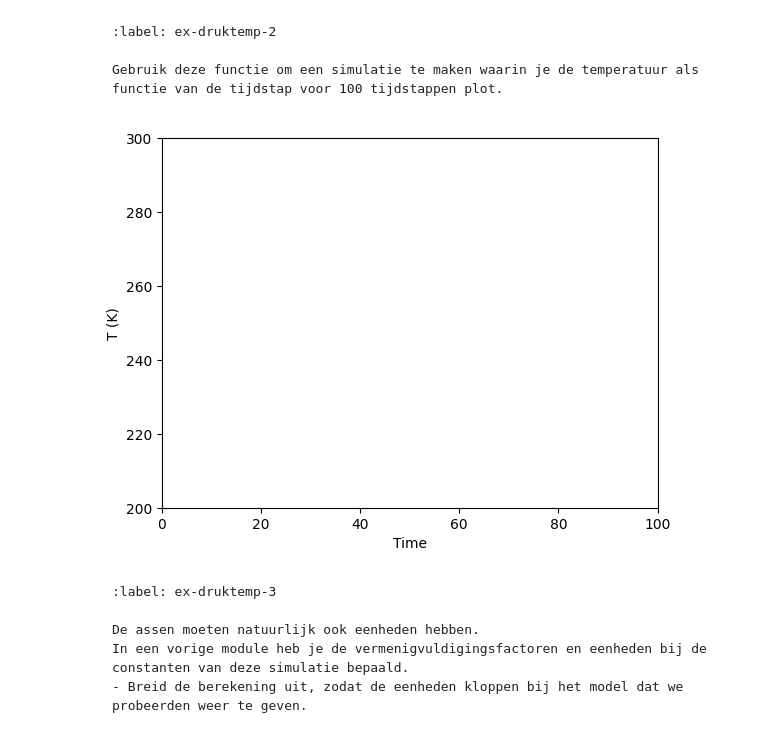
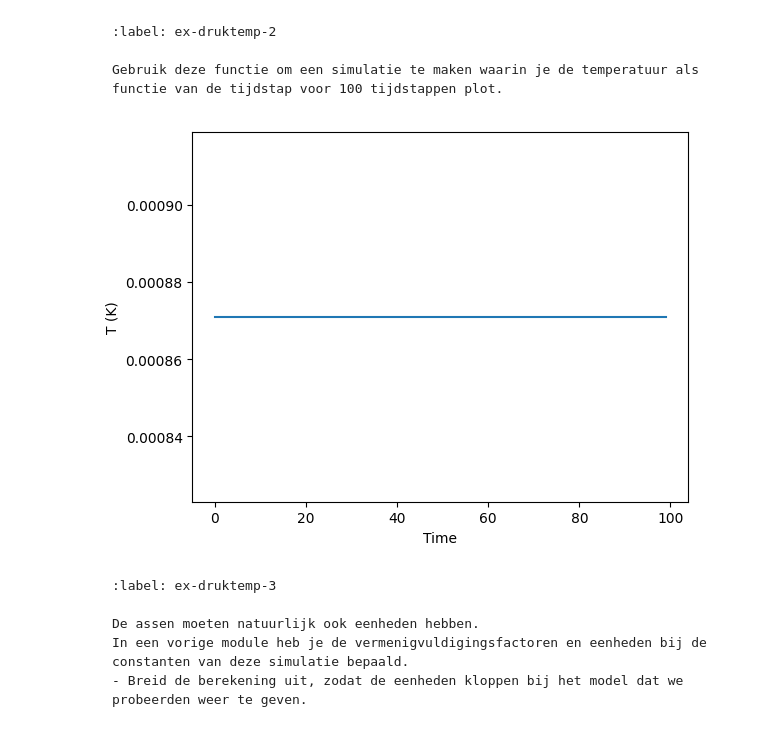
Before and after one commit to DavantePES/inleidend-practicum-2, a Jupyter notebook: Content/PySim/5_druktemp.ipynb, the cells around one changed output. Saved outputs shown, nothing was run; the diff lists cells and outputs as text; code cells hidden in the pictures.

````diff
--- a/Content/PySim/5_druktemp.ipynb
+++ b/Content/PySim/5_druktemp.ipynb
@@ -210,28 +210,26 @@ Gebruik deze functie om een simulatie te maken waarin je de temperatuur als func
 # %%
 # ruimte voor uitwerking
 
 particles = []
 temperatures = np.zeros(100, dtype=float)
 times = np.linspace(1, 100, 100)
 
 create_particles(particles)
 temp = np.zeros(100)
 
 for i in range(100):
     take_time_step(particles)
     temp[i] = temperature(particles)
     # vastleggen van temperatuur per tijdstap
 #your code/answer
 
 plt.figure()
 plt.plot(range(100), temp)
 plt.xlabel('Time')
-plt.ylim(200, 300)
-plt.xlim(0, 100)
 plt.ylabel('T (K)')
 plt.show()
 # %% [output]
-[figure, old version]
+[figure, new version]
 # %% [markdown]
 ```{exercise}
 :label: ex-druktemp-3
````
Also changed, not shown: parts of 5 cells of this notebook, 1 other file.
